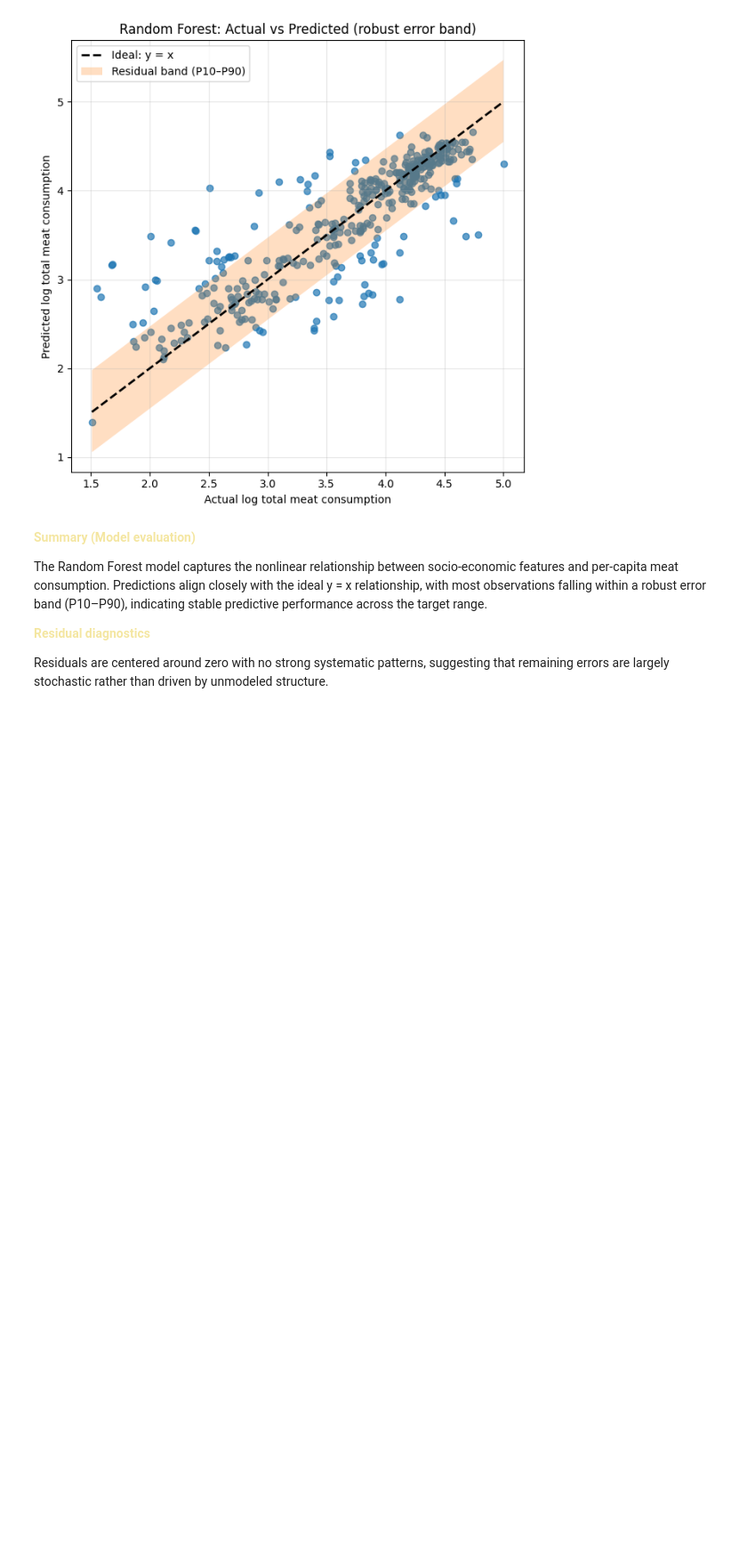
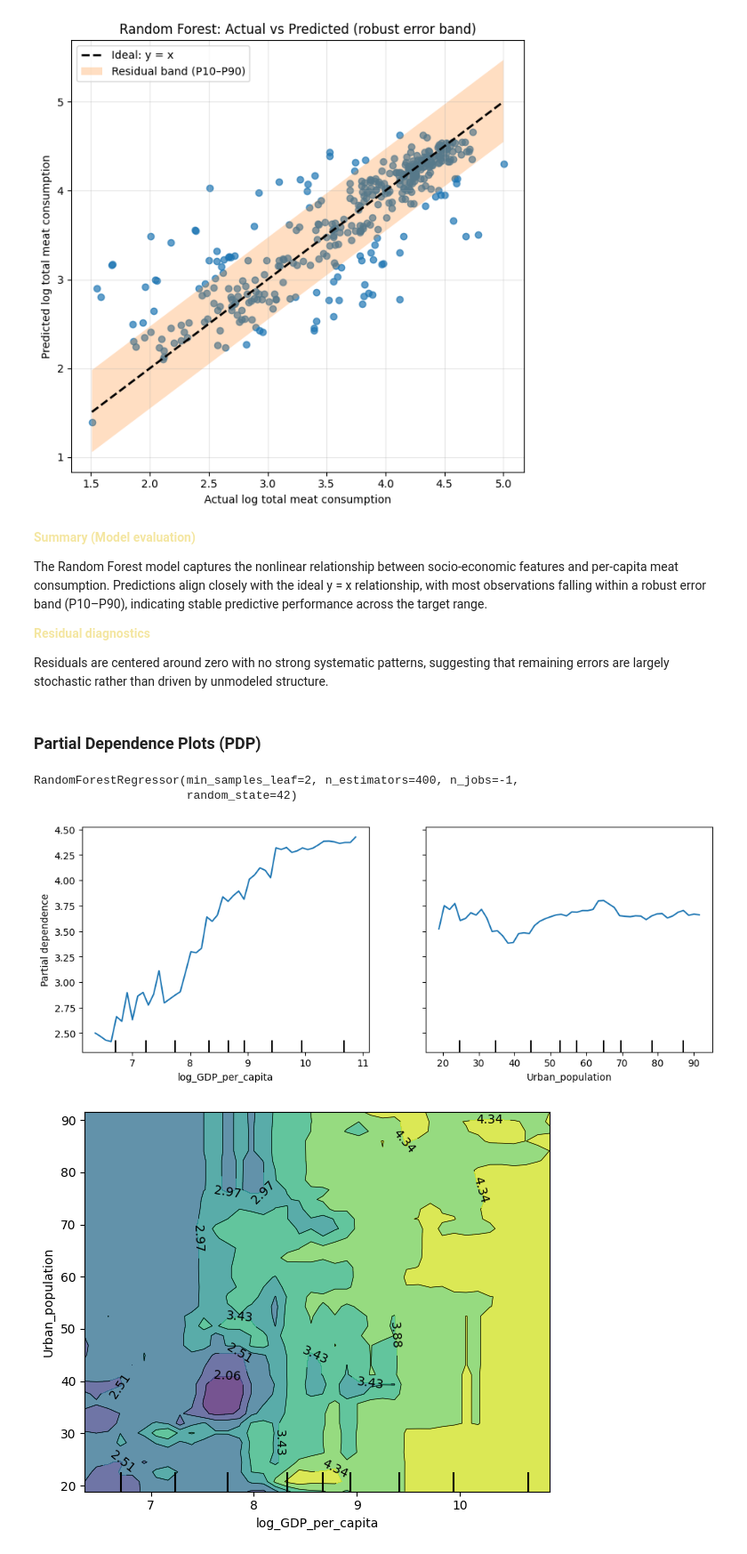
Before and after one commit to mquezada13/meat-consumption-analysis, a Jupyter notebook: notebooks/03_data_modeling.ipynb, the cells around one changed output. Shown at 89% size. Cells and saved outputs as stored; diff of their text form; code cells hidden in the pictures; blank space fills up the shorter version.

Commit message:
Update 03_data_modeling.ipynb
FInalising the model training.

```diff
--- a/notebooks/03_data_modeling.ipynb
+++ b/notebooks/03_data_modeling.ipynb
@@ -809,3 +809,61 @@ Predictions align closely with the ideal y = x relationship, with most observati
 
 
 Residuals are centered around zero with no strong systematic patterns, suggesting that remaining errors are largely stochastic rather than driven by unmodeled structure.
+# %% [markdown]
+### Partial Dependence Plots (PDP)
+# %%
+# Train RF using the raw DataFrame (no scaling needed for trees)
+from sklearn.ensemble import RandomForestRegressor
+
+rf = RandomForestRegressor(
+    n_estimators=400,
+    random_state=42,
+    min_samples_leaf=2,
+    n_jobs=-1
+)
+rf.fit(X_train, y_train)
+# %% [output]
+RandomForestRegressor(min_samples_leaf=2, n_estimators=400, n_jobs=-1,
+                      random_state=42)
+# %%
+# --- Partial Dependence Plots (PDP) for Random Forest ---
+# NOTE: PDP shows the model's average predicted response as a function of one feature,
+# averaging over the distribution of the other features. This is NOT causal inference.
+
+# Option A (recommended): sklearn's built-in PDP
+from sklearn.inspection import PartialDependenceDisplay
+
+# Make sure you have:
+# - rf: trained RandomForestRegressor (fit already)
+# - X_train: pandas DataFrame with the same columns used to train rf
+# - features list (column names), e.g.:
+# features = ["log_GDP_per_capita", "Urban_population"]
+
+# 1D PDPs (one feature at a time)
+fig, ax = plt.subplots(figsize=(10, 4))
+PartialDependenceDisplay.from_estimator(
+    rf,
+    X_train,
+    features=features,      # list of column names
+    kind="average",         # standard PDP
+    grid_resolution=50,     # more points = smoother curve
+    ax=ax
+)
+plt.tight_layout()
+plt.show()
+
+# 2D PDP (interaction surface) for the two features together
+fig, ax = plt.subplots(figsize=(6, 5))
+PartialDependenceDisplay.from_estimator(
+    rf,
+    X_train,
+    features=[(features[0], features[1])],  # tuple for 2D PDP
+    kind="average",
+    grid_resolution=40,
+    ax=ax
+)
+plt.tight_layout()
+plt.show()
+# %% [output]
+[figure, added]
+[figure, added]
```
Also changed, not shown: parts of 5 cells of this notebook.
